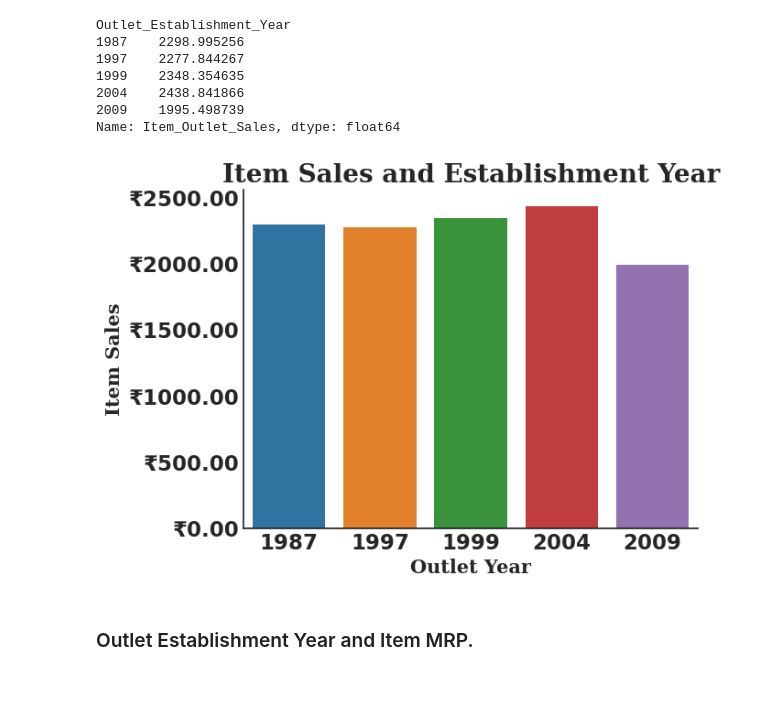
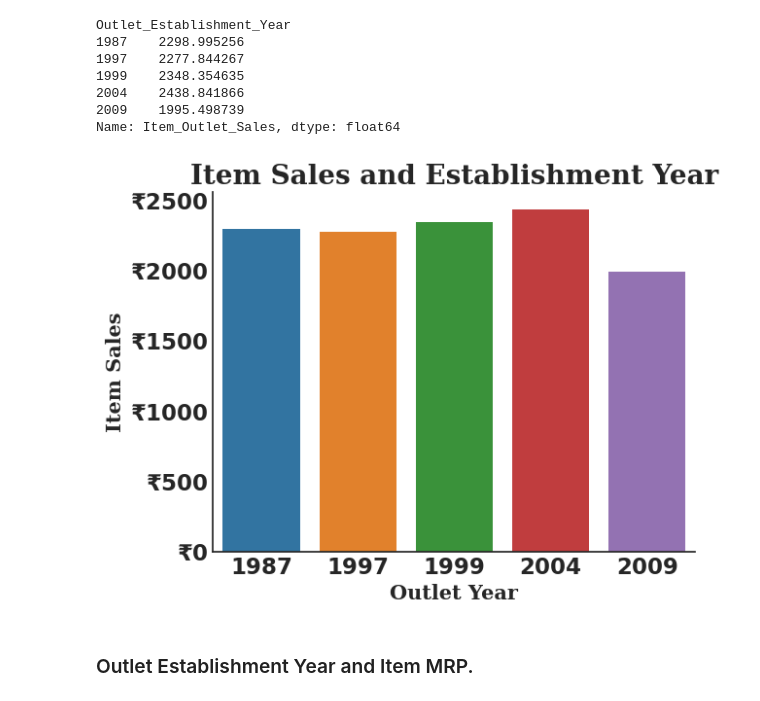
Before and after one commit to Elispreng/Grocery_Sales, a Jupyter notebook: Spreng_Grocery Sales.ipynb, the cells around one changed output. Saved outputs shown, nothing was run; the diff lists cells and outputs as text; code cells hidden in the pictures.

```diff
--- a/Spreng_Grocery Sales.ipynb
+++ b/Spreng_Grocery Sales.ipynb
@@ -291,29 +255,29 @@ Name: Item_Outlet_Sales, dtype: float64
 # %%
 sns.set_context('talk')
 with plt.style.context('seaborn-white'):
   fig, ax =plt.subplots()
 plt.rcParams['font.family'] = 'serif'
 ax = sns.barplot(data=df,x='Outlet_Establishment_Year', y = 'Item_Outlet_Sales',
                  order = Year_Item_Sales.index, errorbar = None)
 ax.set_title('Item Sales and Establishment Year', fontfamily='serif',
              fontsize = 20, fontweight = 'bold');
 ax.set_xlabel('Outlet Year', fontfamily= 'serif', fontsize = 15, fontweight = 'bold')
 ax.set_ylabel('Item Sales', fontfamily ='serif', fontsize = 15, fontweight = 'bold');
 ax.spines['right'].set_visible(False)
 ax.spines['top'].set_visible(False)
 
 scatter_kws = dict(edgecolor='white')
 #Format the sales in rupee
-ax.yaxis.set_major_formatter('₹{x:1.2f}')
+ax.yaxis.set_major_formatter('₹{x:1.0f}')
 
 #save current params
 default_params = plt.rcParams.copy()
 
 #update params
 plt.rcParams.update ({'font.family': 'serif', 'font.size':'15', 'font.weight':'bold'})
 
 plt.savefig('Images/Bar Plot for Sales and Year', bbox_inches='tight')
 # %% [output]
-[figure, old version]
+[figure, new version]
 # %% [markdown]
 ### Outlet Establishment Year and Item MRP.
```
Also changed, not shown: parts of 5 cells of this notebook, 3 other files.
